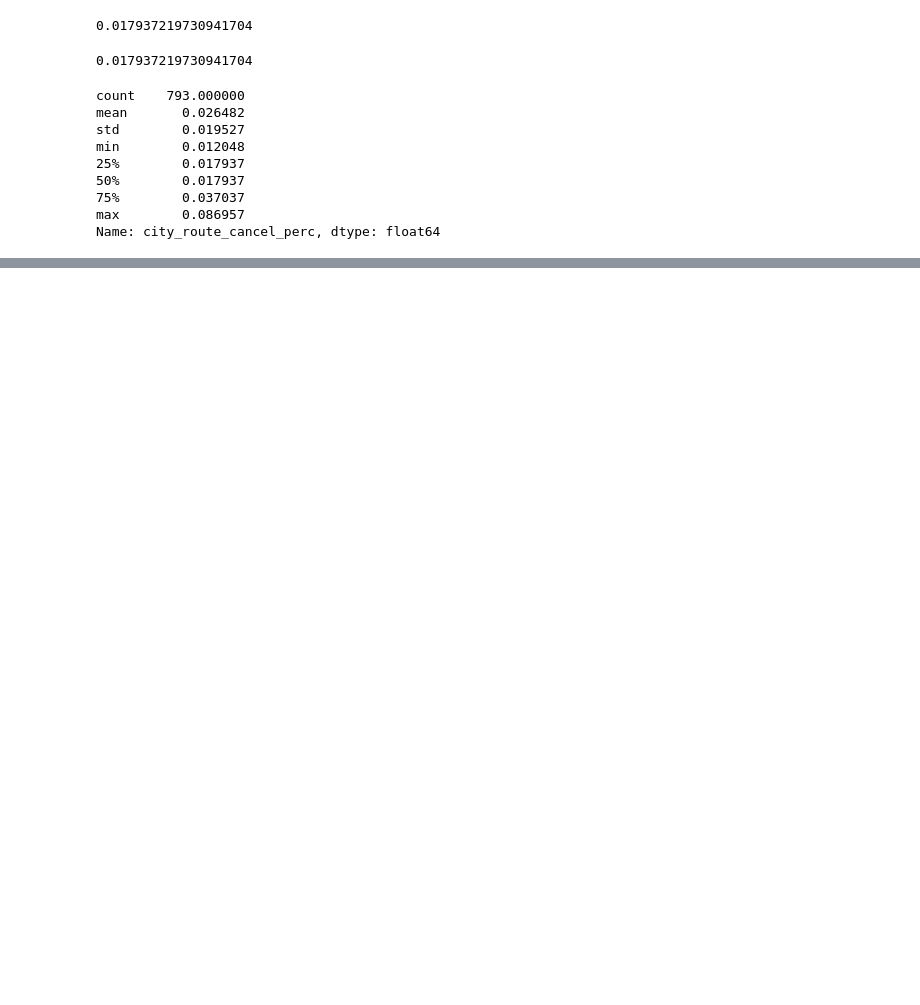
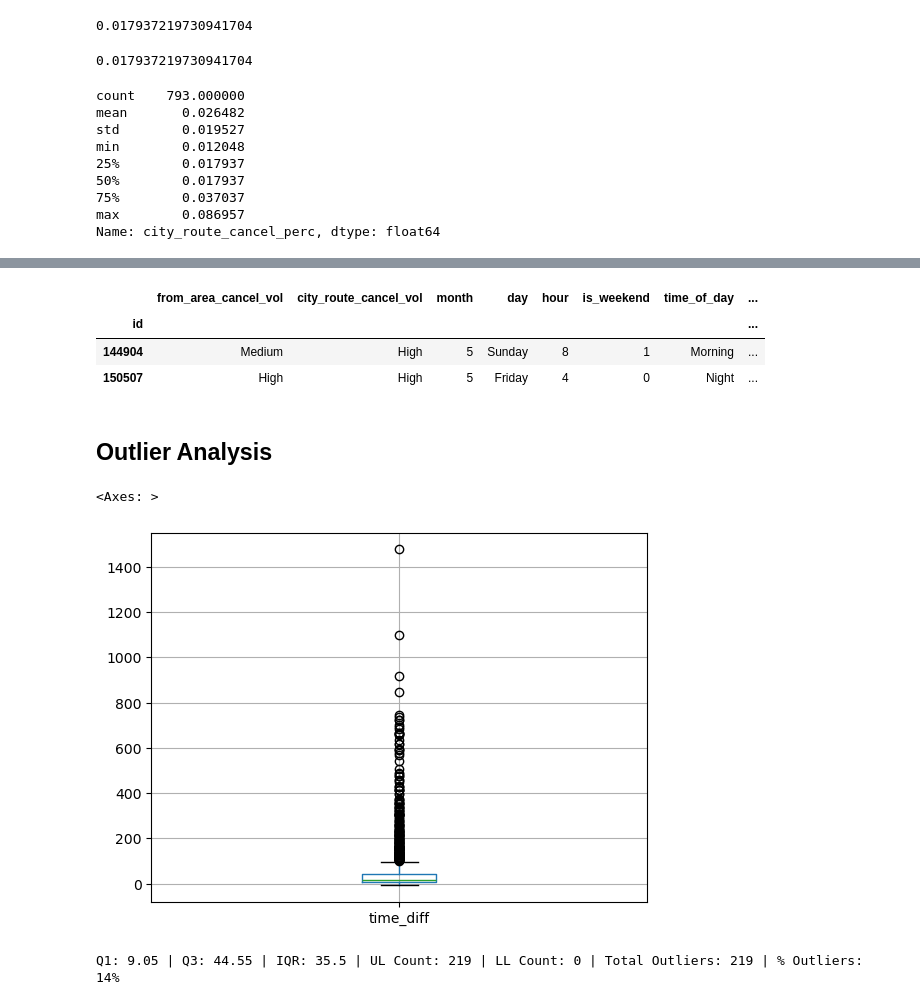
Before and after one commit to sudhirjangra/your_cab_data_analysis, a Jupyter notebook: your_cabs_data_analysis.ipynb, the cells around one changed output, grey strips where cells are left out. Drawn from its saved outputs; the diff is of its cells as text; code cells hidden in the pictures; blank space fills up the shorter version.

```diff
--- a/your_cabs_data_analysis.ipynb
+++ b/your_cabs_data_analysis.ipynb
@@ -503,0 +529,3 @@ tt1.sample(5)
+# %%
+tt1['time_of_day'] = pd.cut(tt1.hour, bins=[-1,6,12,18,24], labels=['Night', 'Morning', 'Afternoon', 'Evening'])
+tt1.sample(3)
@@ -503,0 +538,3 @@ tt1.sample(5)
+# %%
+tt1['time_diff'] = (tt1.from_date - tt1.booking_created).dt.total_seconds()/3600
+tt1.head(3)
@@ -503,0 +547,3 @@ tt1.sample(5)
+# %%
+tt1.drop(['from_date', 'booking_created'], axis=1, inplace=True)
+tt1.sample(3)
@@ -503,0 +556,3 @@ tt1.sample(5)
+# %%
+tt1 = tt1[['from_area_cancel_vol','city_route_cancel_vol','month','day','hour','is_weekend','time_of_day','time_diff','online_booking','mobile_site_booking', 'Car_Cancellation']]
+tt1.sample(5)
@@ -503,0 +567,27 @@ tt1.sample(5)
+# %%
+tt1.loc[tt1['Car_Cancellation']==1].head(2)
+# %% [output]
+|  | from_area_cancel_vol | city_route_cancel_vol | month | day | hour | is_weekend | time_of_day | ... |
+| id |  |  |  |  |  |  |  | ... |
+| 144904 | Medium | High | 5 | Sunday | 8 | 1 | Morning | ... |
+| 150507 | High | High | 5 | Friday | 4 | 0 | Night | ... |
+# %% [markdown]
+## Outlier Analysis
+# %%
+tt1.boxplot('time_diff')
+# %% [output]
+<Axes: >
+[figure, added]
+# %%
+q1 = tt1.time_diff.quantile(0.25)
+q3 = tt1.time_diff.quantile(0.75)
+iqr = q3-q1
+UL = q3 + 1.5*iqr
+LL = q1 - 1.5*iqr
+ul_count = tt1[tt1['time_diff']>UL].shape[0]
+ll_count = tt1[tt1['time_diff']<LL].shape[0]
+total_count = ul_count+ll_count
+total_perc = total_count*100/tt1.shape[0]
+print(f'Q1: {q1} | Q3: {q3} | IQR: {iqr} | UL Count: {ul_count} | LL Count: {ll_count} | Total Outliers: {total_count} | % Outliers: {round(total_perc)}%')
+# %% [output]
+Q1: 9.05 | Q3: 44.55 | IQR: 35.5 | UL Count: 219 | LL Count: 0 | Total Outliers: 219 | % Outliers: 14%
```
Also changed, not shown: parts of 55 cells of this notebook, 1 other file.
